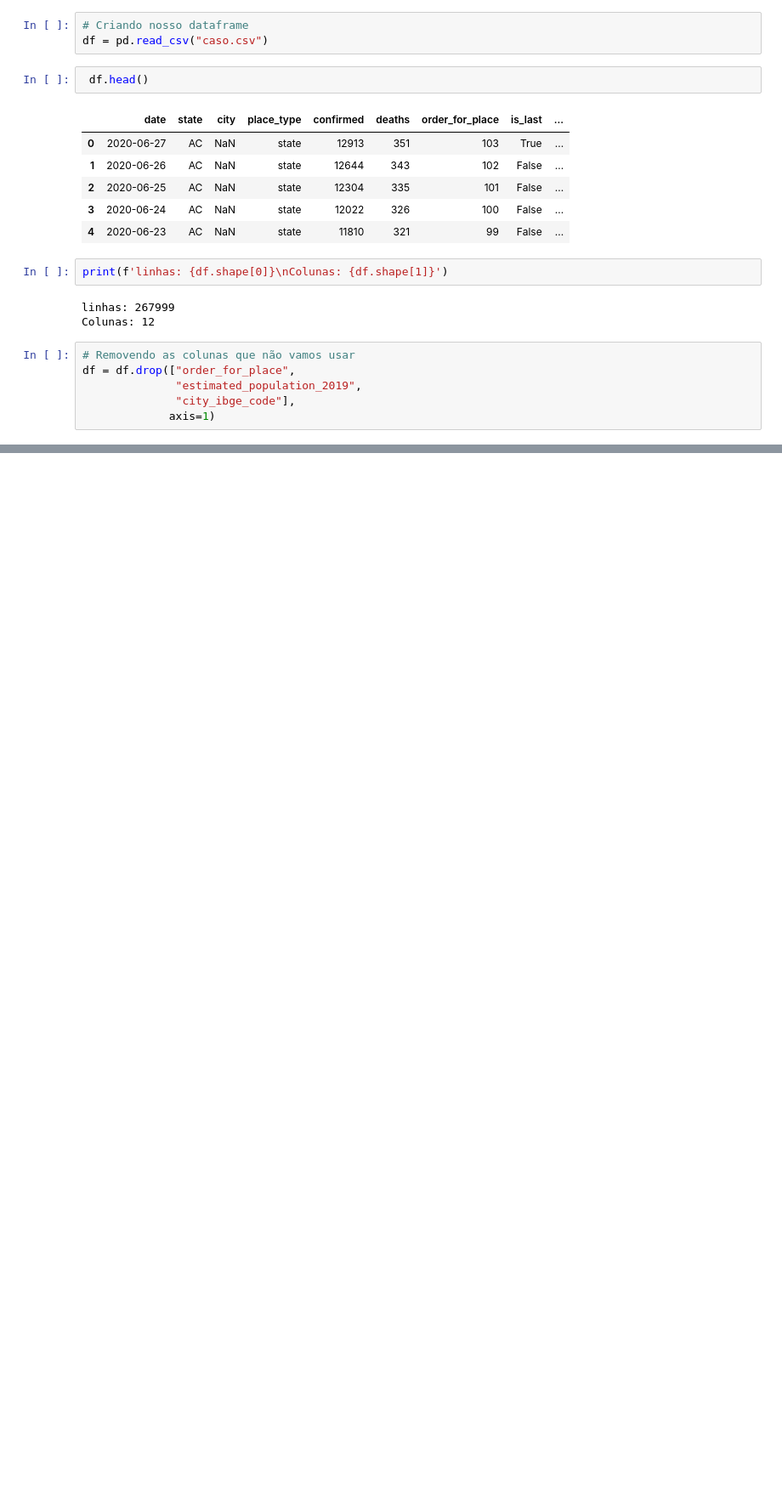
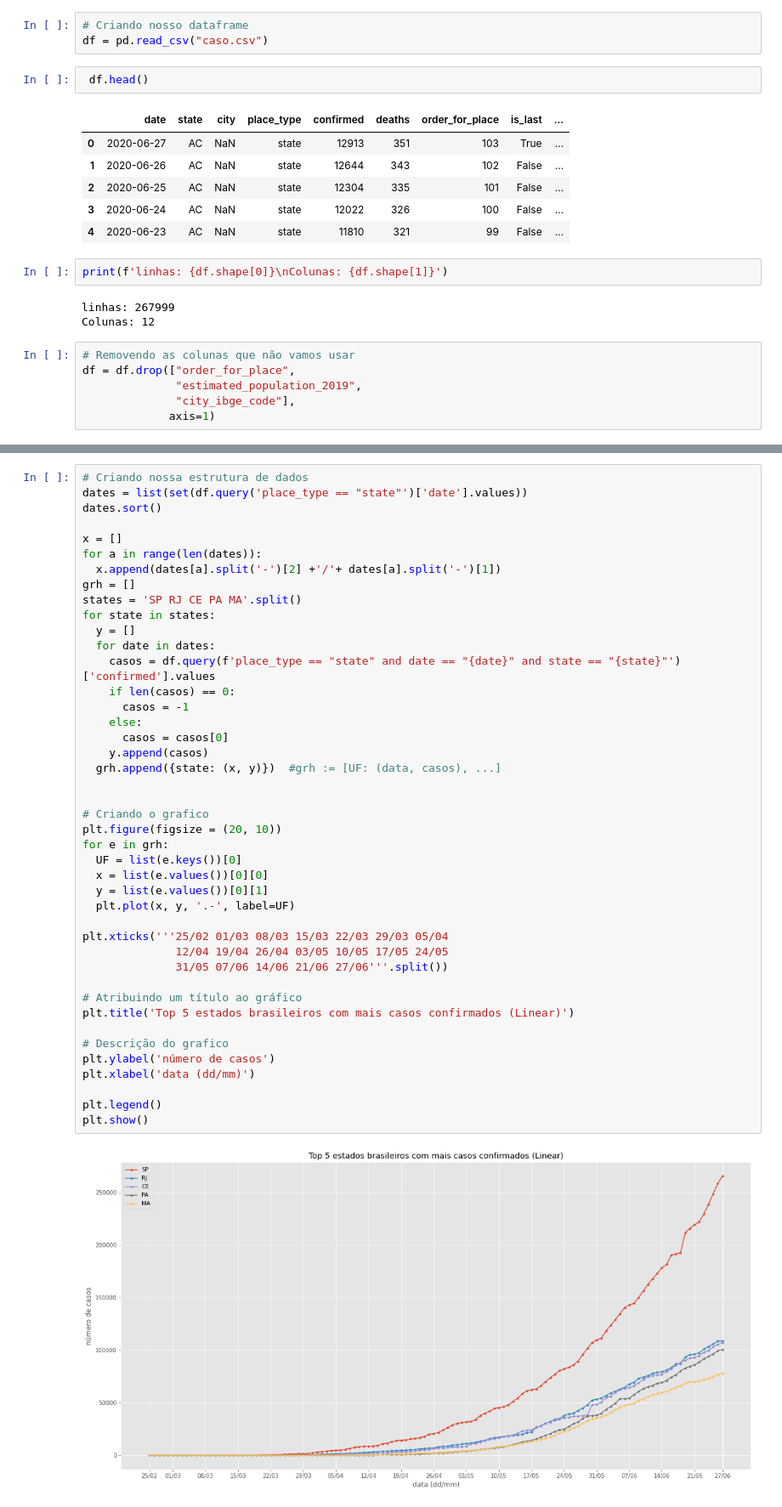
Before and after one commit to OHomemParede/An-lise-de-dados-sobre-COVID-19-Brasil-, a Jupyter notebook: Análise de dados sobre COVID-19 (Brasil).ipynb, the cells around one changed output, grey strips where cells are left out. Shown at 85% size. Cells and saved outputs as stored; diff of their text form; blank space fills up the shorter version.

```diff
--- a/Análise de dados sobre COVID-19 (Brasil).ipynb
+++ b/Análise de dados sobre COVID-19 (Brasil).ipynb
@@ -150,0 +155,45 @@ plt.show()
+# %%
+# Criando nossa estrutura de dados
+dates = list(set(df.query('place_type == "state"')['date'].values))
+dates.sort()
+
+x = []
+for a in range(len(dates)):
+  x.append(dates[a].split('-')[2] +'/'+ dates[a].split('-')[1])
+grh = []
+states = 'SP RJ CE PA MA'.split()
+for state in states:
+  y = []
+  for date in dates:
+    casos = df.query(f'place_type == "state" and date == "{date}" and state == "{state}"')['confirmed'].values
+    if len(casos) == 0:
+      casos = -1
+    else:
+      casos = casos[0]
+    y.append(casos)
+  grh.append({state: (x, y)})  #grh := [UF: (data, casos), ...]
+
+
+# Criando o grafico
+plt.figure(figsize = (20, 10))
+for e in grh:
+  UF = list(e.keys())[0]
+  x = list(e.values())[0][0]
+  y = list(e.values())[0][1]
+  plt.plot(x, y, '.-', label=UF)
+
+plt.xticks('''25/02 01/03 08/03 15/03 22/03 29/03 05/04
+              12/04 19/04 26/04 03/05 10/05 17/05 24/05
+              31/05 07/06 14/06 21/06 27/06'''.split())
+
+# Atribuindo um título ao gráfico
+plt.title('Top 5 estados brasileiros com mais casos confirmados (Linear)')
+
+# Descrição do grafico
+plt.ylabel('número de casos')
+plt.xlabel('data (dd/mm)')
+
+plt.legend()
+plt.show()
+# %% [output]
+[figure, added]
```
Also changed, not shown: parts of 5 cells of this notebook.
